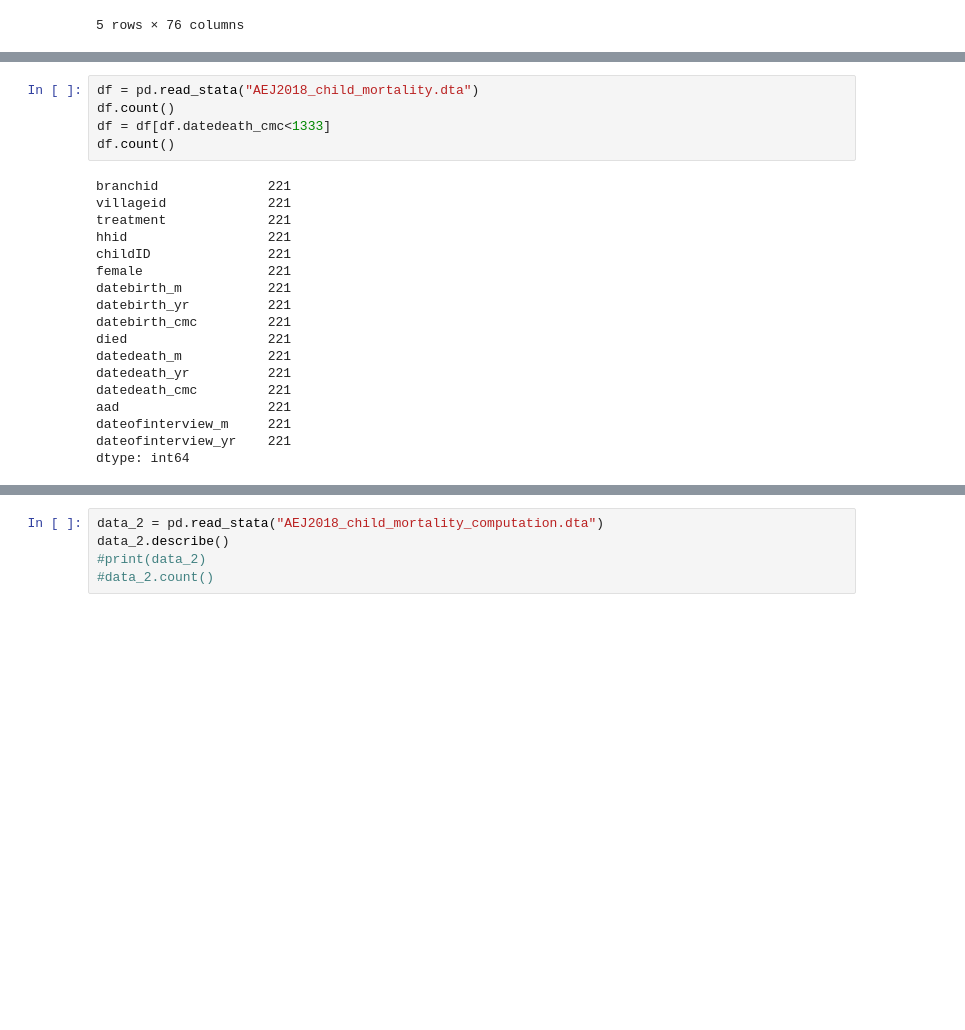
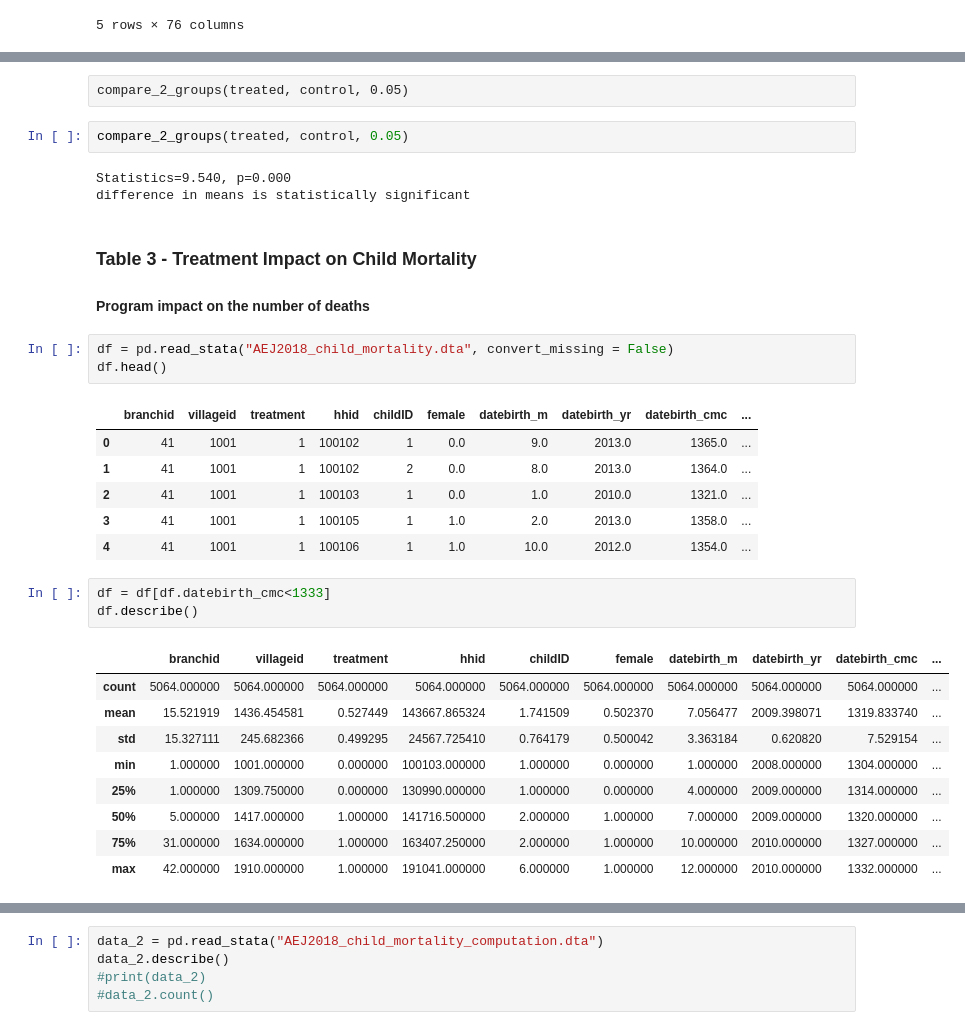
Before and after one commit to madinajapakhova/Project-replication, a Jupyter notebook: MJapakhova project(replication).ipynb, the cells around one changed output, grey strips where cells are left out. Cells and saved outputs as stored; diff of their text form; blank space fills up the shorter version.

```diff
--- a/MJapakhova project(replication).ipynb
+++ b/MJapakhova project(replication).ipynb
@@ -91,23 +132,33 @@ print(summary_statistics)
+# %% [raw]
+compare_2_groups(treated, control, 0.05)
+# %%
+compare_2_groups(treated, control, 0.05)
+# %% [output]
+Statistics=9.540, p=0.000
+difference in means is statistically significant
+# %% [markdown]
+### Table 3 - Treatment Impact on Child Mortality
+#### Program impact on the number of deaths
 # %%
-df = pd.read_stata("AEJ2018_child_mortality.dta")
-df.count()
-df = df[df.datedeath_cmc<1333]
-df.count()
+df = pd.read_stata("AEJ2018_child_mortality.dta", convert_missing = False)
+df.head()
 # %% [output]
-branchid              221
-villageid             221
-treatment             221
-hhid                  221
-childID               221
-female                221
-datebirth_m           221
-datebirth_yr          221
-datebirth_cmc         221
-died                  221
-datedeath_m           221
-datedeath_yr          221
-datedeath_cmc         221
-aad                   221
-dateofinterview_m     221
-dateofinterview_yr    221
-dtype: int64
+|  | branchid | villageid | treatment | hhid | childID | female | datebirth_m | datebirth_yr | datebirth_cmc | ... |
+| 0 | 41 | 1001 | 1 | 100102 | 1 | 0.0 | 9.0 | 2013.0 | 1365.0 | ... |
+| 1 | 41 | 1001 | 1 | 100102 | 2 | 0.0 | 8.0 | 2013.0 | 1364.0 | ... |
+| 2 | 41 | 1001 | 1 | 100103 | 1 | 0.0 | 1.0 | 2010.0 | 1321.0 | ... |
+| 3 | 41 | 1001 | 1 | 100105 | 1 | 1.0 | 2.0 | 2013.0 | 1358.0 | ... |
+| 4 | 41 | 1001 | 1 | 100106 | 1 | 1.0 | 10.0 | 2012.0 | 1354.0 | ... |
+# %%
+df = df[df.datebirth_cmc<1333]
+df.describe()
+# %% [output]
+|  | branchid | villageid | treatment | hhid | childID | female | datebirth_m | datebirth_yr | datebirth_cmc | ... |
+| count | 5064.000000 | 5064.000000 | 5064.000000 | 5064.000000 | 5064.000000 | 5064.000000 | 5064.000000 | 5064.000000 | 5064.000000 | ... |
+| mean | 15.521919 | 1436.454581 | 0.527449 | 143667.865324 | 1.741509 | 0.502370 | 7.056477 | 2009.398071 | 1319.833740 | ... |
+| std | 15.327111 | 245.682366 | 0.499295 | 24567.725410 | 0.764179 | 0.500042 | 3.363184 | 0.620820 | 7.529154 | ... |
+| min | 1.000000 | 1001.000000 | 0.000000 | 100103.000000 | 1.000000 | 0.000000 | 1.000000 | 2008.000000 | 1304.000000 | ... |
+| 25% | 1.000000 | 1309.750000 | 0.000000 | 130990.000000 | 1.000000 | 0.000000 | 4.000000 | 2009.000000 | 1314.000000 | ... |
+| 50% | 5.000000 | 1417.000000 | 1.000000 | 141716.500000 | 2.000000 | 1.000000 | 7.000000 | 2009.000000 | 1320.000000 | ... |
+| 75% | 31.000000 | 1634.000000 | 1.000000 | 163407.250000 | 2.000000 | 1.000000 | 10.000000 | 2010.000000 | 1327.000000 | ... |
+| max | 42.000000 | 1910.000000 | 1.000000 | 191041.000000 | 6.000000 | 1.000000 | 12.000000 | 2010.000000 | 1332.000000 | ... |
```
Also changed, not shown: parts of 28 cells of this notebook.
